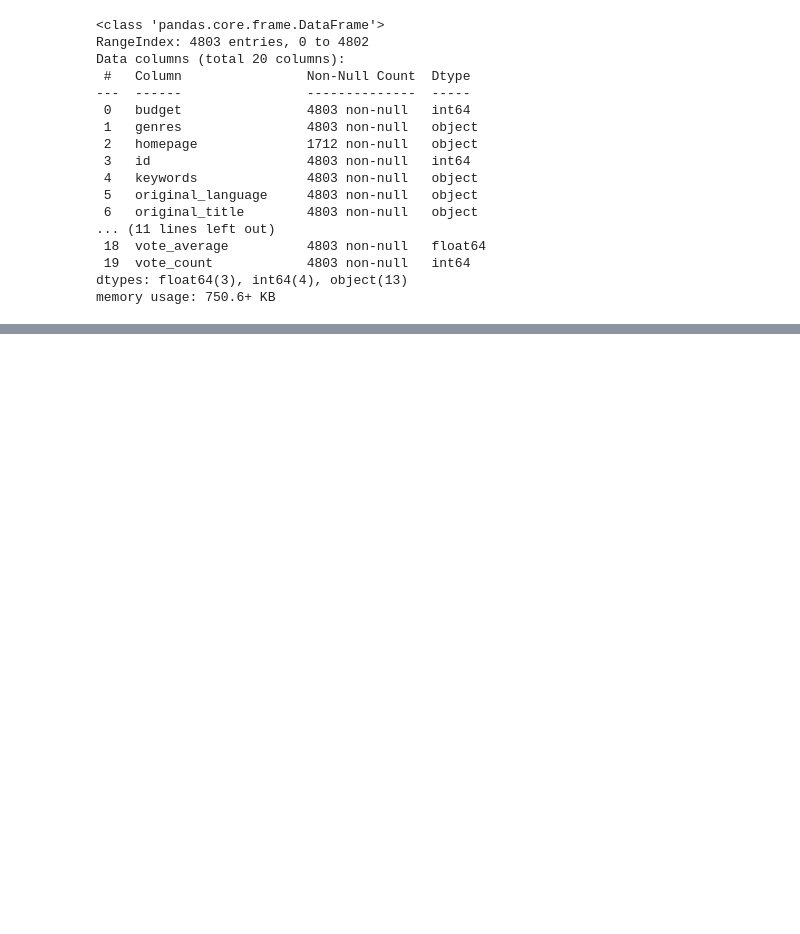
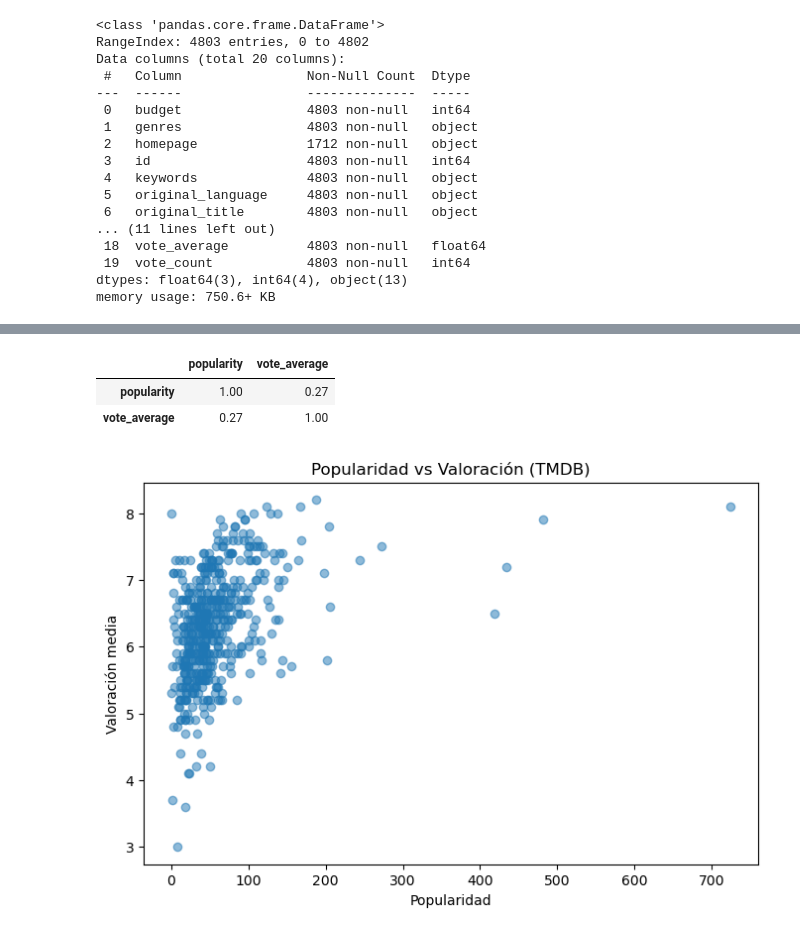
Before and after one commit to carmenlnr/data-wrangling-project-films, a Jupyter notebook: Notebook.ipynb, the cells around one changed output, grey strips where cells are left out. Drawn from its saved outputs; the diff is of its cells as text; code cells hidden in the pictures; blank space fills up the shorter version.

```diff
--- a/Notebook.ipynb
+++ b/Notebook.ipynb
@@ -362,4 +41,0 @@ df_api
-# %%
-#unimos ambos dataset de Kaggle y API
-df_final = df.merge(df_api, on="title", how="left")
-df_final.head()
@@ -373,0 +339,19 @@ df_final.head()
+# %%
+# Correlación entre popularidad y valoración
+df[["popularity", "vote_average"]].corr()
+# %% [output]
+|  | popularity | vote_average |
+| popularity | 1.00 | 0.27 |
+| vote_average | 0.27 | 1.00 |
+# %%
+# Visualización: Popularidad vs valoración
+plt.figure(figsize=(8,5))
+
+plt.scatter(df_final["popularity"], df_final["vote_average"], alpha=0.5)
+
+plt.title("Popularidad vs Valoración (TMDB)")
+plt.xlabel("Popularidad")
+plt.ylabel("Valoración media")
+plt.show()
+# %% [output]
+[figure, added]
```
Also changed, not shown: parts of 60 cells of this notebook, 3 other files.
